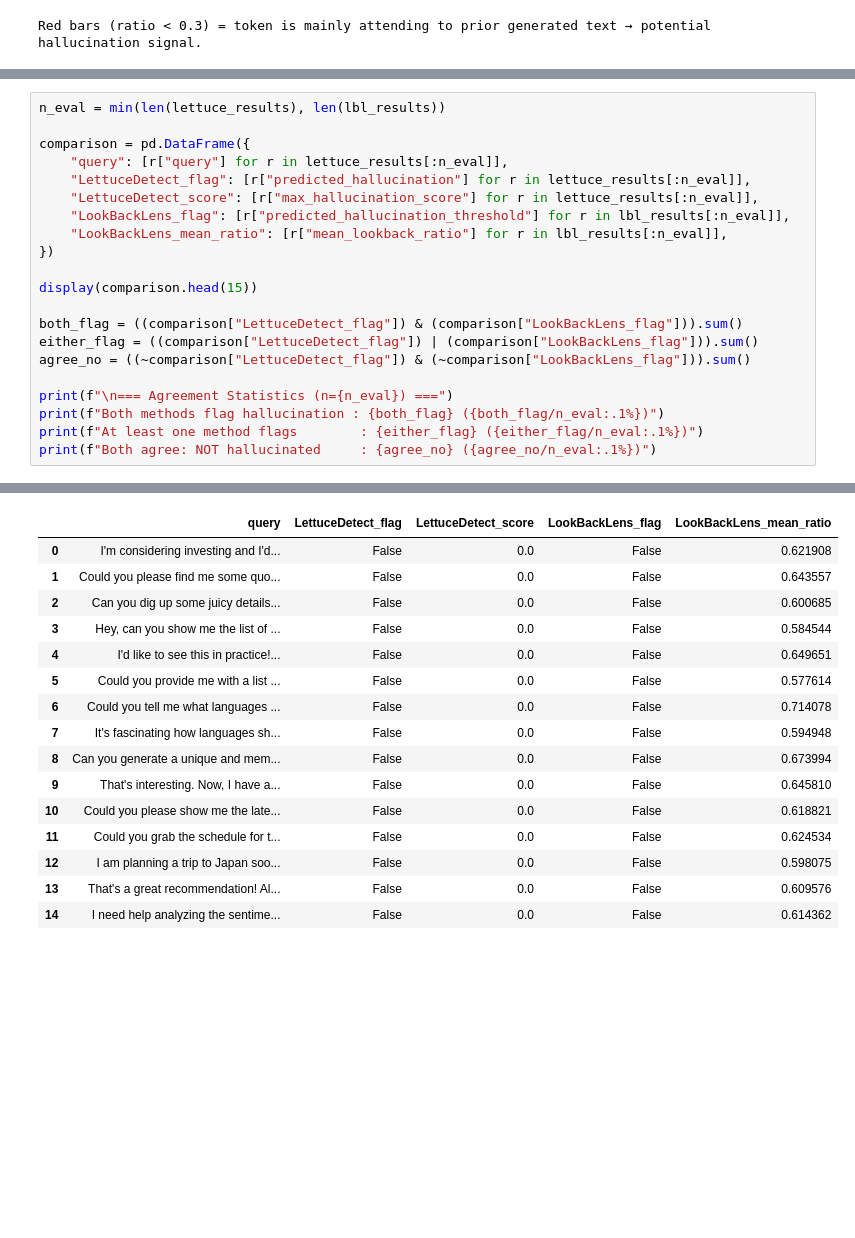
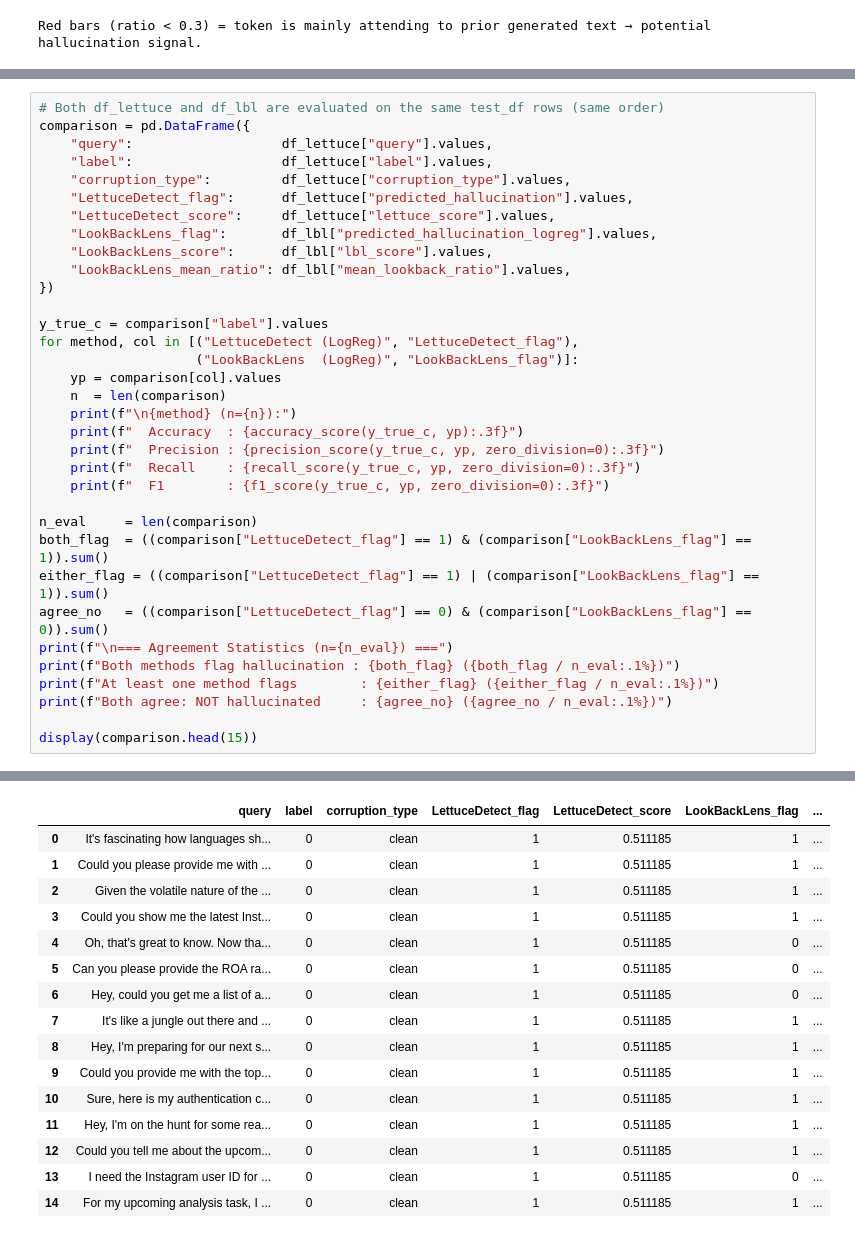
Before and after one commit to Lerusya66/toolace, a Jupyter notebook: evaluation_baselines.ipynb, the cells around one changed output, grey strips where cells are left out. Drawn from its saved outputs; the diff is of its cells as text; blank space fills up the shorter version.

```diff
--- a/evaluation_baselines.ipynb
+++ b/evaluation_baselines.ipynb
@@ -576,22 +799,35 @@ plt.show()
 # %%
-n_eval = min(len(lettuce_results), len(lbl_results))
-
+# Both df_lettuce and df_lbl are evaluated on the same test_df rows (same order)
 comparison = pd.DataFrame({
-    "query": [r["query"] for r in lettuce_results[:n_eval]],
-    "LettuceDetect_flag": [r["predicted_hallucination"] for r in lettuce_results[:n_eval]],
-    "LettuceDetect_score": [r["max_hallucination_score"] for r in lettuce_results[:n_eval]],
-    "LookBackLens_flag": [r["predicted_hallucination_threshold"] for r in lbl_results[:n_eval]],
-    "LookBackLens_mean_ratio": [r["mean_lookback_ratio"] for r in lbl_results[:n_eval]],
+    "query":                   df_lettuce["query"].values,
+    "label":                   df_lettuce["label"].values,
+    "corruption_type":         df_lettuce["corruption_type"].values,
+    "LettuceDetect_flag":      df_lettuce["predicted_hallucination"].values,
+    "LettuceDetect_score":     df_lettuce["lettuce_score"].values,
+    "LookBackLens_flag":       df_lbl["predicted_hallucination_logreg"].values,
+    "LookBackLens_score":      df_lbl["lbl_score"].values,
+    "LookBackLens_mean_ratio": df_lbl["mean_lookback_ratio"].values,
 })
 
+y_true_c = comparison["label"].values
+for method, col in [("LettuceDetect (LogReg)", "LettuceDetect_flag"),
+                    ("LookBackLens  (LogReg)", "LookBackLens_flag")]:
+    yp = comparison[col].values
+    n  = len(comparison)
+    print(f"\n{method} (n={n}):")
+    print(f"  Accuracy  : {accuracy_score(y_true_c, yp):.3f}")
+    print(f"  Precision : {precision_score(y_true_c, yp, zero_division=0):.3f}")
+    print(f"  Recall    : {recall_score(y_true_c, yp, zero_division=0):.3f}")
+    print(f"  F1        : {f1_score(y_true_c, yp, zero_division=0):.3f}")
+
+n_eval     = len(comparison)
+both_flag  = ((comparison["LettuceDetect_flag"] == 1) & (comparison["LookBackLens_flag"] == 1)).sum()
+either_flag = ((comparison["LettuceDetect_flag"] == 1) | (comparison["LookBackLens_flag"] == 1)).sum()
+agree_no   = ((comparison["LettuceDetect_flag"] == 0) & (comparison["LookBackLens_flag"] == 0)).sum()
+print(f"\n=== Agreement Statistics (n={n_eval}) ===")
+print(f"Both methods flag hallucination : {both_flag} ({both_flag / n_eval:.1%})")
+print(f"At least one method flags        : {either_flag} ({either_flag / n_eval:.1%})")
+print(f"Both agree: NOT hallucinated     : {agree_no} ({agree_no / n_eval:.1%})")
+
 display(comparison.head(15))
-
-both_flag = ((comparison["LettuceDetect_flag"]) & (comparison["LookBackLens_flag"])).sum()
-either_flag = ((comparison["LettuceDetect_flag"]) | (comparison["LookBackLens_flag"])).sum()
-agree_no = ((~comparison["LettuceDetect_flag"]) & (~comparison["LookBackLens_flag"])).sum()
-
-print(f"\n=== Agreement Statistics (n={n_eval}) ===")
-print(f"Both methods flag hallucination : {both_flag} ({both_flag/n_eval:.1%})")
-print(f"At least one method flags        : {either_flag} ({either_flag/n_eval:.1%})")
-print(f"Both agree: NOT hallucinated     : {agree_no} ({agree_no/n_eval:.1%})")
 # %% [output]
@@ -598,16 +850,16 @@ print(f"Both agree: NOT hallucinated     : {agree_no} ({agree_no/n_eval:.1%})")
-|  | query | LettuceDetect_flag | LettuceDetect_score | LookBackLens_flag | LookBackLens_mean_ratio |
-| 0 | I'm considering investing and I'd... | False | 0.0 | False | 0.621908 |
-| 1 | Could you please find me some quo... | False | 0.0 | False | 0.643557 |
-| 2 | Can you dig up some juicy details... | False | 0.0 | False | 0.600685 |
-| 3 | Hey, can you show me the list of ... | False | 0.0 | False | 0.584544 |
-| 4 | I'd like to see this in practice!... | False | 0.0 | False | 0.649651 |
-| 5 | Could you provide me with a list ... | False | 0.0 | False | 0.577614 |
-| 6 | Could you tell me what languages ... | False | 0.0 | False | 0.714078 |
-| 7 | It's fascinating how languages sh... | False | 0.0 | False | 0.594948 |
-| 8 | Can you generate a unique and mem... | False | 0.0 | False | 0.673994 |
-| 9 | That's interesting. Now, I have a... | False | 0.0 | False | 0.645810 |
-| 10 | Could you please show me the late... | False | 0.0 | False | 0.618821 |
-| 11 | Could you grab the schedule for t... | False | 0.0 | False | 0.624534 |
-| 12 | I am planning a trip to Japan soo... | False | 0.0 | False | 0.598075 |
-| 13 | That's a great recommendation! Al... | False | 0.0 | False | 0.609576 |
-| 14 | I need help analyzing the sentime... | False | 0.0 | False | 0.614362 |
+|  | query | label | corruption_type | LettuceDetect_flag | LettuceDetect_score | LookBackLens_flag | ... |
+| 0 | It's fascinating how languages sh... | 0 | clean | 1 | 0.511185 | 1 | ... |
+| 1 | Could you please provide me with ... | 0 | clean | 1 | 0.511185 | 1 | ... |
+| 2 | Given the volatile nature of the ... | 0 | clean | 1 | 0.511185 | 1 | ... |
+| 3 | Could you show me the latest Inst... | 0 | clean | 1 | 0.511185 | 1 | ... |
+| 4 | Oh, that's great to know. Now tha... | 0 | clean | 1 | 0.511185 | 0 | ... |
+| 5 | Can you please provide the ROA ra... | 0 | clean | 1 | 0.511185 | 0 | ... |
+| 6 | Hey, could you get me a list of a... | 0 | clean | 1 | 0.511185 | 0 | ... |
+| 7 | It's like a jungle out there and ... | 0 | clean | 1 | 0.511185 | 1 | ... |
+| 8 | Hey, I'm preparing for our next s... | 0 | clean | 1 | 0.511185 | 1 | ... |
+| 9 | Could you provide me with the top... | 0 | clean | 1 | 0.511185 | 1 | ... |
+| 10 | Sure, here is my authentication c... | 0 | clean | 1 | 0.511185 | 1 | ... |
+| 11 | Hey, I'm on the hunt for some rea... | 0 | clean | 1 | 0.511185 | 1 | ... |
+| 12 | Could you tell me about the upcom... | 0 | clean | 1 | 0.511185 | 1 | ... |
+| 13 | I need the Instagram user ID for ... | 0 | clean | 1 | 0.511185 | 0 | ... |
+| 14 | For my upcoming analysis task, I ... | 0 | clean | 1 | 0.511185 | 1 | ... |
```
Also changed, not shown: parts of 15 cells of this notebook.
